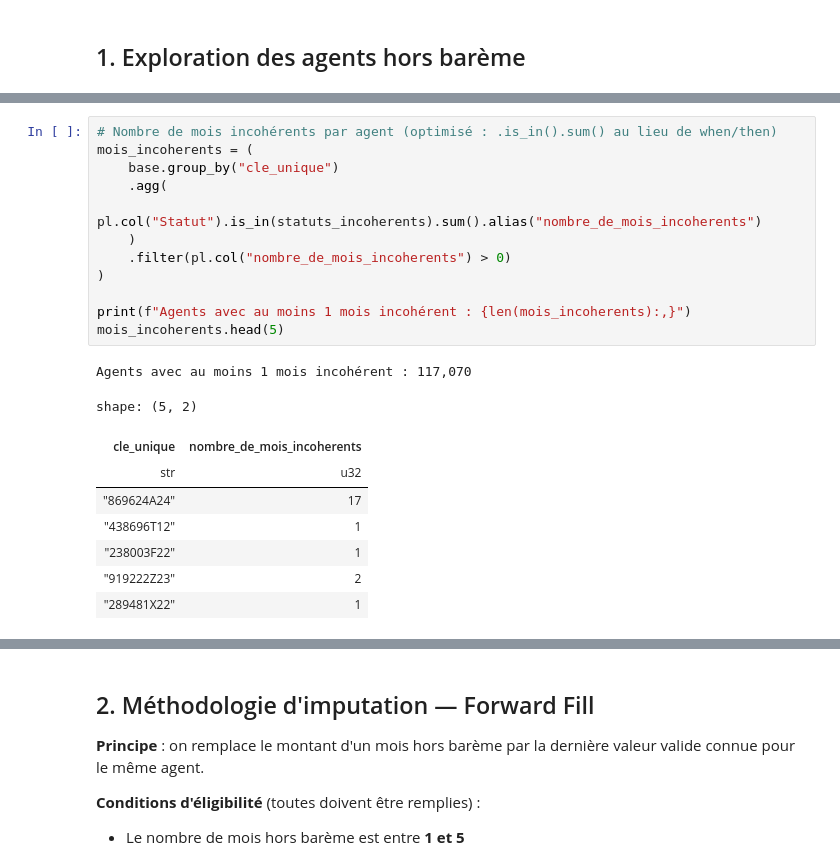
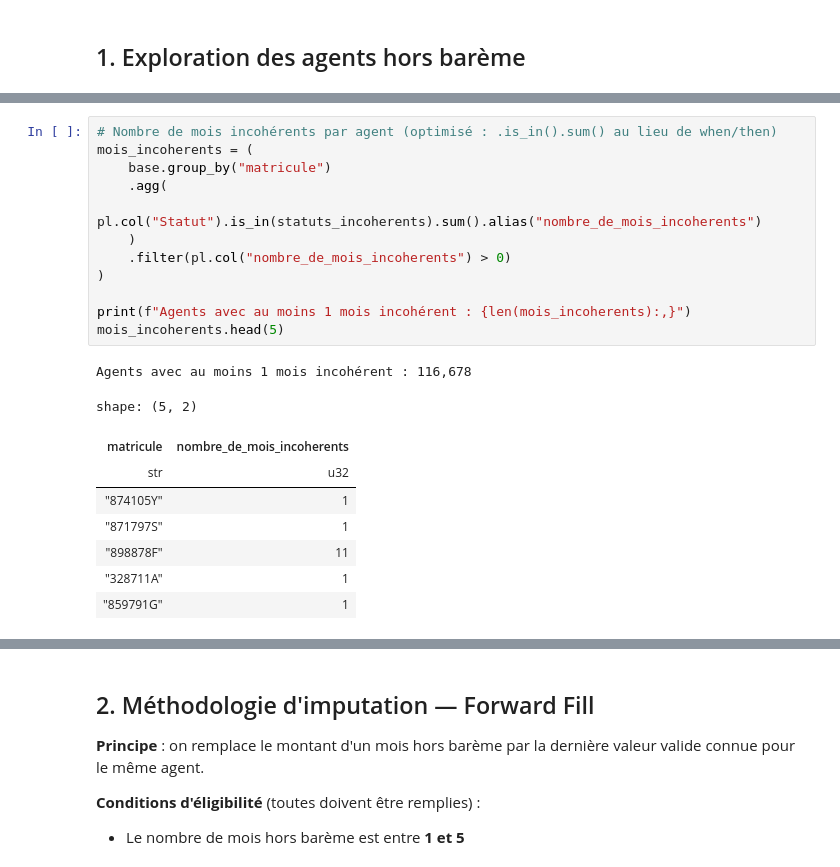
Before and after one commit to cae-ins/panel_admin_data, a Jupyter notebook: Imputation_forward.ipynb, the cells around one changed output, grey strips where cells are left out. Saved outputs shown, nothing was run; the diff lists cells and outputs as text.

```diff
--- a/Imputation_forward.ipynb
+++ b/Imputation_forward.ipynb
@@ -72,25 +72,25 @@ shape: (5, 55)
 # %%
 # Nombre de mois incohérents par agent (optimisé : .is_in().sum() au lieu de when/then)
 mois_incoherents = (
-    base.group_by("cle_unique")
+    base.group_by("matricule")
     .agg(
         pl.col("Statut").is_in(statuts_incoherents).sum().alias("nombre_de_mois_incoherents")
     )
     .filter(pl.col("nombre_de_mois_incoherents") > 0)
 )
 
 print(f"Agents avec au moins 1 mois incohérent : {len(mois_incoherents):,}")
 mois_incoherents.head(5)
 # %% [output]
-Agents avec au moins 1 mois incohérent : 117,070
+Agents avec au moins 1 mois incohérent : 116,678
 shape: (5, 2)
-| cle_unique | nombre_de_mois_incoherents |
+| matricule | nombre_de_mois_incoherents |
 | str | u32 |
-| "869624A24" | 17 |
-| "438696T12" | 1 |
-| "238003F22" | 1 |
-| "919222Z23" | 2 |
-| "289481X22" | 1 |
+| "874105Y" | 1 |
+| "871797S" | 1 |
+| "898878F" | 11 |
+| "328711A" | 1 |
+| "859791G" | 1 |
 # %%
 # Répartition : combien d'agents par nombre de mois incohérents
 table_repartition = (
```
Also changed, not shown: parts of 13 cells of this notebook.
